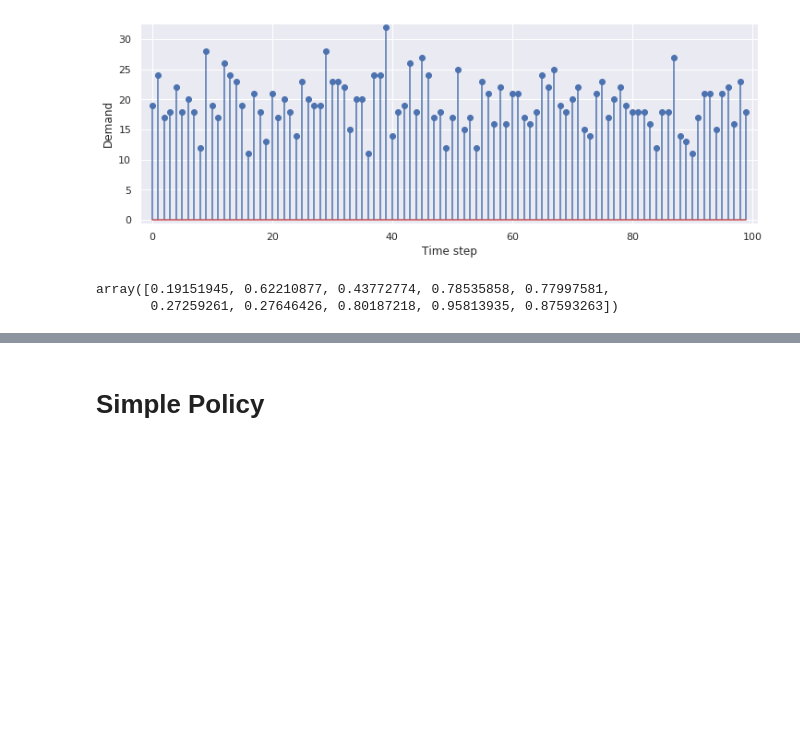
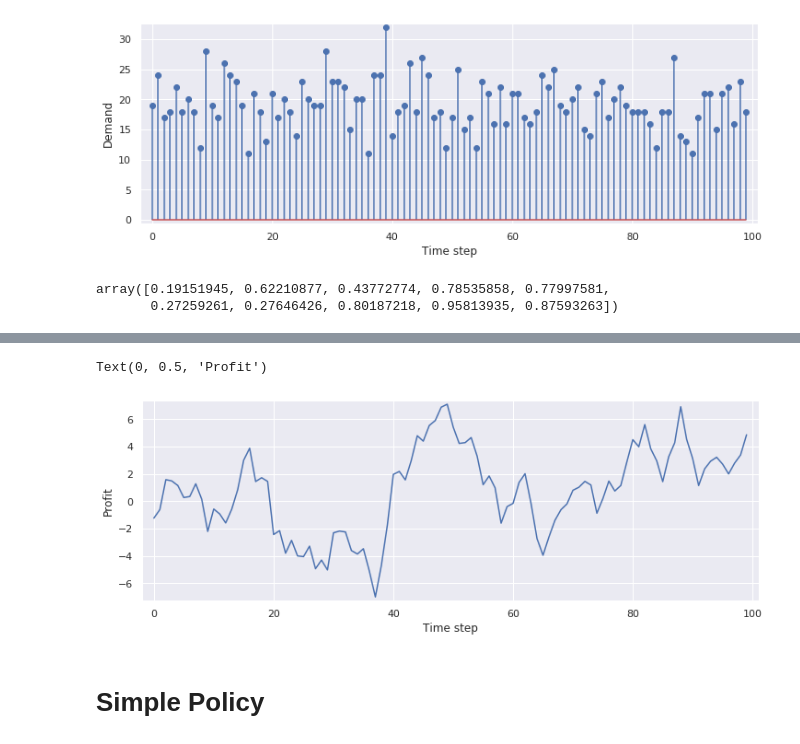
Before and after one commit to loomlike/relearn, a Jupyter notebook: example_logistics.ipynb, the cells around one changed output, grey strips where cells are left out. Saved outputs shown, nothing was run; the diff lists cells and outputs as text; code cells hidden in the pictures; blank space fills up the shorter version.

```diff
--- a/example_logistics.ipynb
+++ b/example_logistics.ipynb
@@ -121,15 +113,19 @@ env.reset(SEED)
 # %%
 # First come first serve
 env.reset(SEED)
 done = False
 rewards = []
 while not done:
-    _, reward, done, info = env.step([1]*len(env.warehouse.inventory))
+    delivery = list(range(len(env.warehouse.inventory)))
+    _, reward, done, info = env.step(delivery)
     rewards.append(reward)
 #     print(info['num_items_failed_to_deliver'])
 
 plt.figure(figsize=(12,4))
 plt.margins(0.02)
 plt.plot(rewards)
 plt.xlabel("Time step")
 plt.ylabel("Profit")
+# %% [output]
+Text(0, 0.5, 'Profit')
+[figure, added]
```
Also changed, not shown: parts of 12 cells of this notebook, 1 other file.
